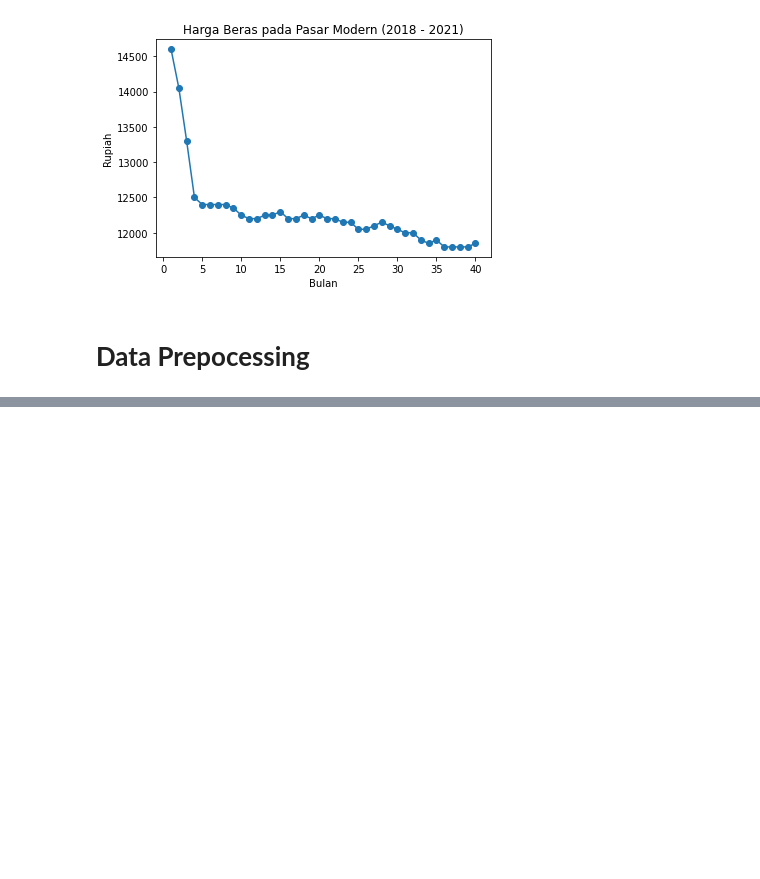
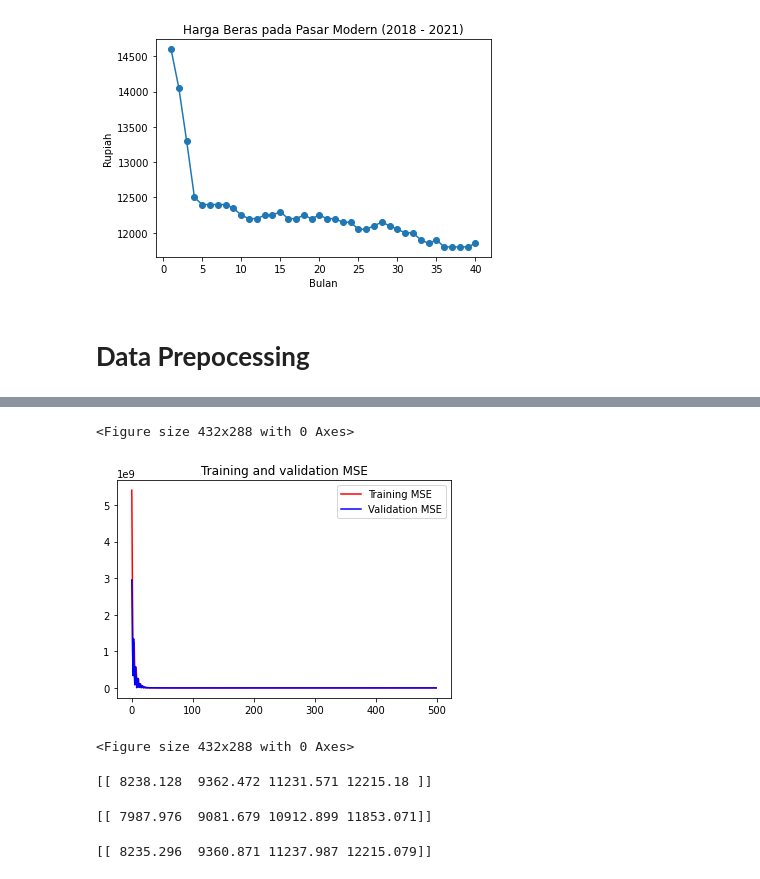
Before and after one commit to u1-byte/SmartCropYieldsPrediction, a Jupyter notebook: Machine Learning/Code/ML_Model_2.ipynb, the cells around one changed output, grey strips where cells are left out. Drawn from its saved outputs; the diff is of its cells as text; code cells hidden in the pictures; blank space fills up the shorter version.

```diff
--- a/Machine Learning/Code/ML_Model_2.ipynb
+++ b/Machine Learning/Code/ML_Model_2.ipynb
@@ -162,0 +316,15 @@ plt.show()
+# %%
+#grafik training and validation MSE
+training_mse=fitting_history.history['mse']
+validation_mse=fitting_history.history['val_mse']
+epochs=range(len(training_mse))
+
+plt.plot(epochs, training_mse, 'r', label="Training MSE")
+plt.plot(epochs, validation_mse, 'b', label="Validation MSE")
+plt.title('Training and validation MSE')
+plt.legend(loc=0)
+plt.figure()
+# %% [output]
+<Figure size 432x288 with 0 Axes>
+[figure, added]
+<Figure size 432x288 with 0 Axes>
@@ -162,0 +335,15 @@ plt.show()
+# %%
+harga_prediksi = model.predict(test_data)
+print(harga_prediksi)
+# %% [output]
+[[ 8238.128  9362.472 11231.571 12215.18 ]]
+# %%
+harga_prediksi = model.predict(test_data2)
+print(harga_prediksi)
+# %% [output]
+[[ 7987.976  9081.679 10912.899 11853.071]]
+# %%
+harga_prediksi = model.predict(test_data3)
+print(harga_prediksi)
+# %% [output]
+[[ 8235.296  9360.871 11237.987 12215.079]]
```
Also changed, not shown: parts of 7 cells of this notebook.
